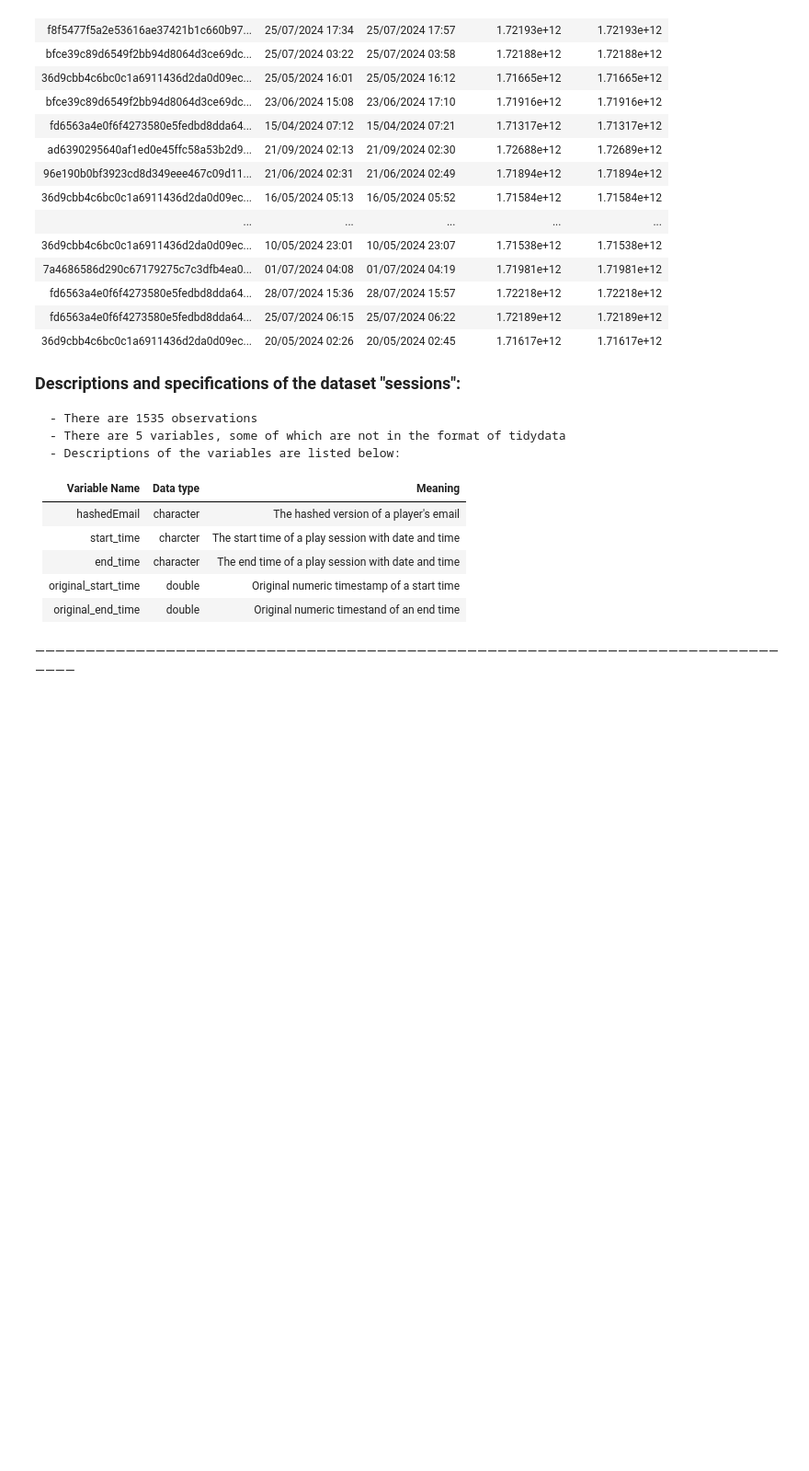
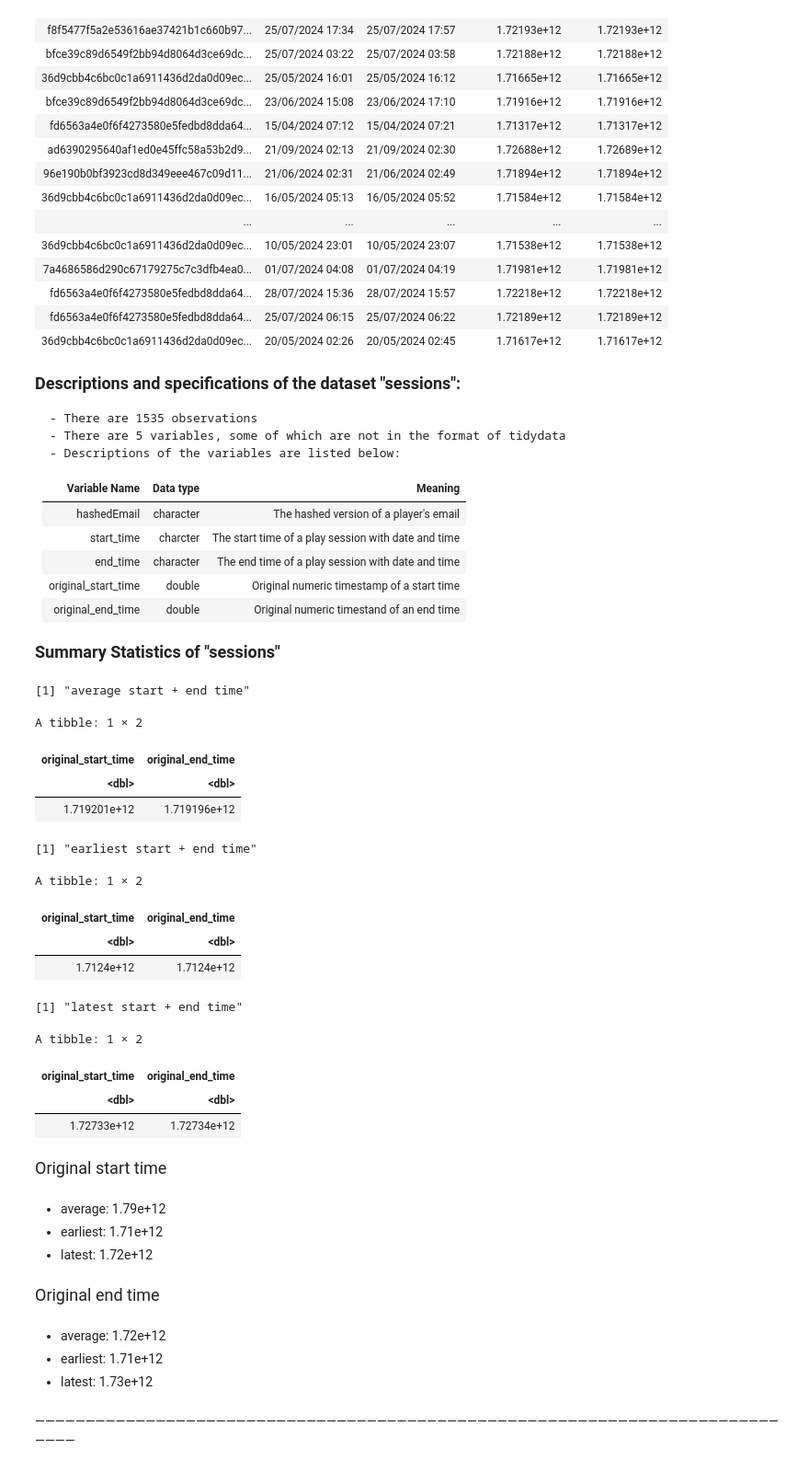
Before and after one commit to incoqnitoo/dsci_project_individual, a Jupyter notebook: planning_report.ipynb, the cells around one changed output. Shown at 92% size. Cells and saved outputs as stored; diff of their text form; code cells hidden in the pictures; blank space fills up the shorter version.

```diff
--- a/planning_report.ipynb
+++ b/planning_report.ipynb
@@ -104,6 +260,55 @@ A spec_tbl_df: 1535 × 5
 | end_time | character | The end time of a play session with date and time |
 | original_start_time | double | Original numeric timestamp of a start time |
 | original_end_time | double | Original numeric timestand of an end time |
+# %% [markdown]
+<font size="4"> **Summary Statistics of "sessions"**
+# %%
+avg_start_and_end_time <- sessions |>
+    select(original_start_time, original_end_time) |>
+    map_df(mean, na.rm = TRUE)
+
+min_start_and_end_time <- sessions |>
+    select(original_start_time, original_end_time) |>
+    map_df(min, na.rm = TRUE)
+
+max_start_and_end_time <- sessions |>
+    select(original_start_time, original_end_time) |>
+    map_df(max, na.rm = TRUE)
+# %%
+print("average start + end time")
+avg_start_and_end_time
+print("earliest start + end time")
+min_start_and_end_time
+print("latest start + end time")
+max_start_and_end_time
+# %% [output]
+[1] "average start + end time"
+A tibble: 1 × 2
+| original_start_time | original_end_time |
+| <dbl> | <dbl> |
+| 1.719201e+12 | 1.719196e+12 |
+[1] "earliest start + end time"
+A tibble: 1 × 2
+| original_start_time | original_end_time |
+| <dbl> | <dbl> |
+| 1.7124e+12 | 1.7124e+12 |
+[1] "latest start + end time"
+A tibble: 1 × 2
+| original_start_time | original_end_time |
+| <dbl> | <dbl> |
+| 1.72733e+12 | 1.72734e+12 |
+# %% [markdown]
+<font size="4"> Original start time
+# %% [markdown]
+- average: 1.79e+12
+- earliest: 1.71e+12
+- latest: 1.72e+12
+# %% [markdown]
+<font size="4"> Original end time
+# %% [markdown]
+- average: 1.72e+12
+- earliest: 1.71e+12
+- latest: 1.73e+12
 # %% [markdown]
 ——————————————————————————————————————————————————————————————————————————————
 # %% [markdown]
```
Also changed, not shown: parts of 17 cells of this notebook.
